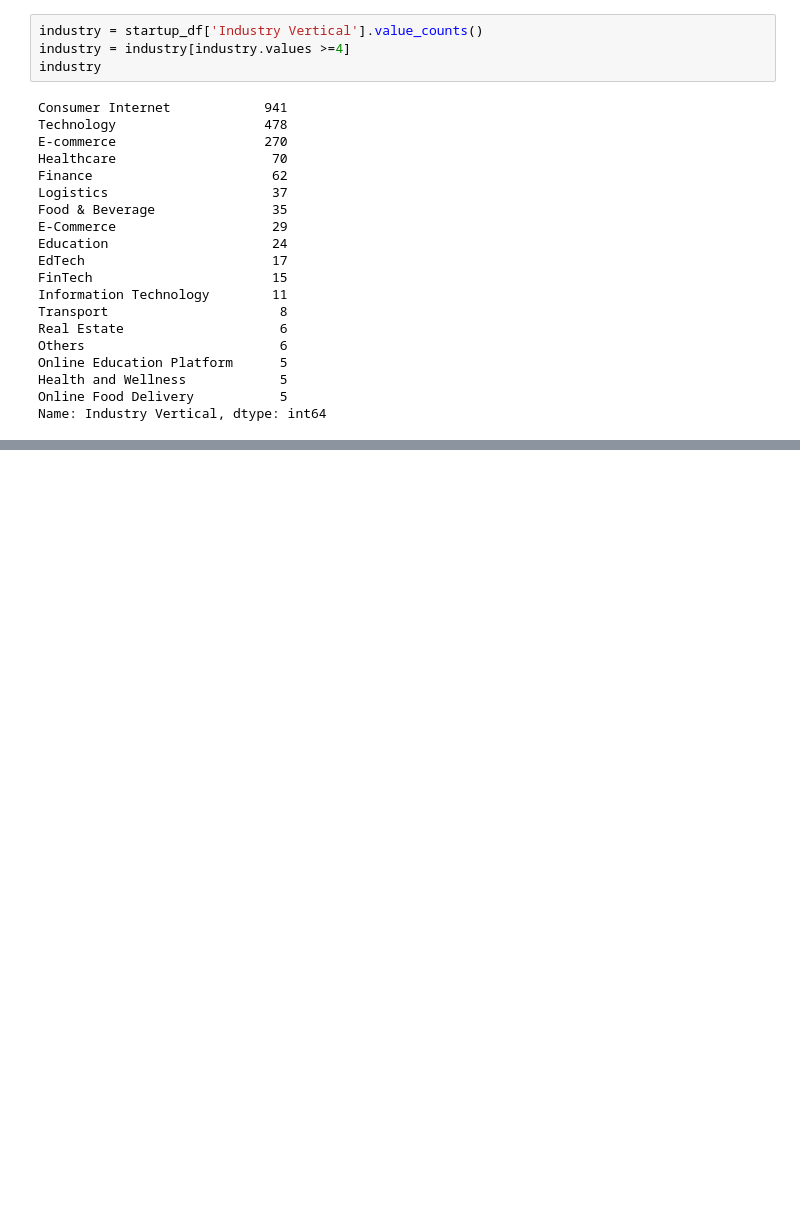
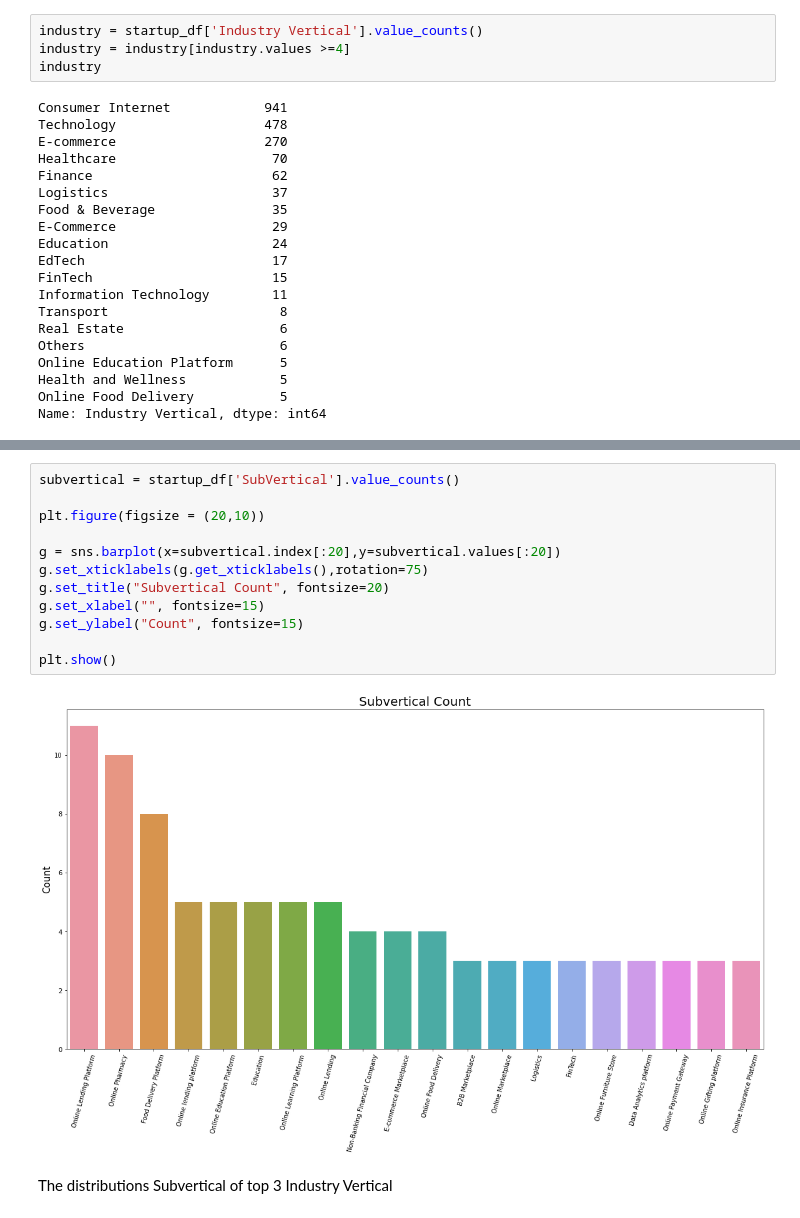
Before and after one commit to Rosiee0312/Unicorn---Analytics, a Jupyter notebook: Data_analytics.ipynb, the cells around one changed output, grey strips where cells are left out. Saved outputs shown, nothing was run; the diff lists cells and outputs as text; blank space fills up the shorter version.

```diff
--- a/Data_analytics.ipynb
+++ b/Data_analytics.ipynb
@@ -877,0 +911,16 @@ Name: Industry Vertical, dtype: int64
+# %%
+subvertical = startup_df['SubVertical'].value_counts()
+
+plt.figure(figsize = (20,10))
+
+g = sns.barplot(x=subvertical.index[:20],y=subvertical.values[:20])
+g.set_xticklabels(g.get_xticklabels(),rotation=75)
+g.set_title("Subvertical Count", fontsize=20)
+g.set_xlabel("", fontsize=15)
+g.set_ylabel("Count", fontsize=15)
+
+plt.show()
+# %% [output]
+[figure, added]
+# %% [markdown]
+The distributions Subvertical of top 3 Industry Vertical
```
Also changed, not shown: parts of 45 cells of this notebook.
